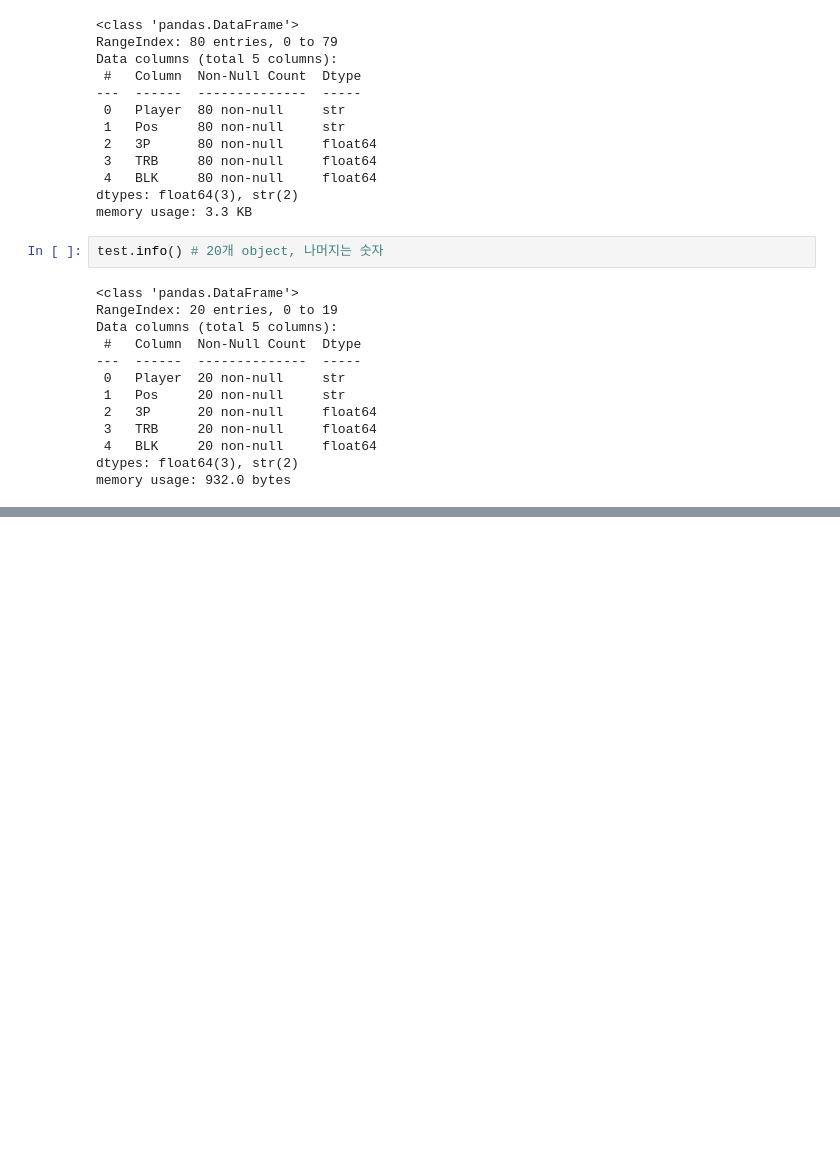
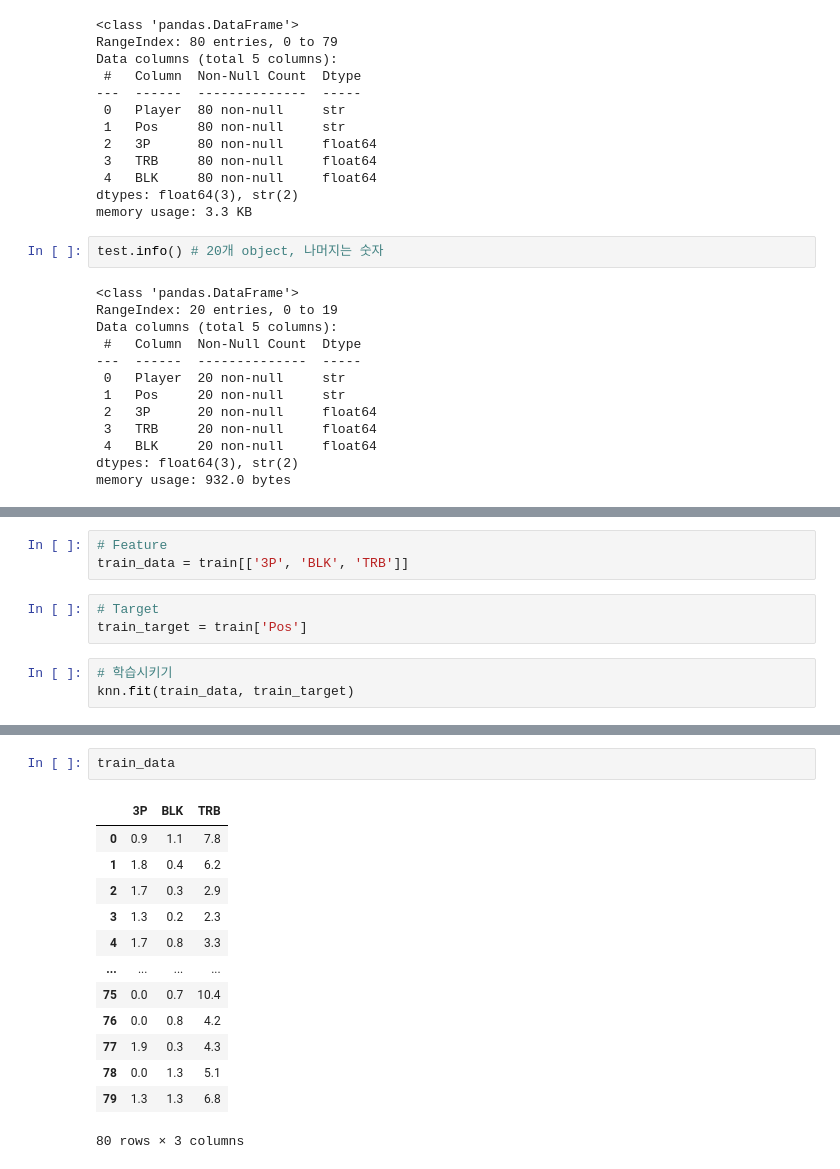
Before and after one commit to xywon0219nate-blip/Machine-Learning, a Jupyter notebook: Note/11.knn_basketball.ipynb, the cells around one changed output, grey strips where cells are left out. Saved outputs shown, nothing was run; the diff lists cells and outputs as text; blank space fills up the shorter version.

```diff
--- a/Note/11.knn_basketball.ipynb
+++ b/Note/11.knn_basketball.ipynb
@@ -47,0 +148,9 @@ memory usage: 932.0 bytes
+# %%
+# Feature
+train_data = train[['3P', 'BLK', 'TRB']]
+# %%
+# Target
+train_target = train['Pos']
+# %%
+# 학습시키기
+knn.fit(train_data, train_target)
@@ -47,0 +176,16 @@ memory usage: 932.0 bytes
+# %%
+train_data
+# %% [output]
+|  | 3P | BLK | TRB |
+| 0 | 0.9 | 1.1 | 7.8 |
+| 1 | 1.8 | 0.4 | 6.2 |
+| 2 | 1.7 | 0.3 | 2.9 |
+| 3 | 1.3 | 0.2 | 2.3 |
+| 4 | 1.7 | 0.8 | 3.3 |
+| ... | ... | ... | ... |
+| 75 | 0.0 | 0.7 | 10.4 |
+| 76 | 0.0 | 0.8 | 4.2 |
+| 77 | 1.9 | 0.3 | 4.3 |
+| 78 | 0.0 | 1.3 | 5.1 |
+| 79 | 1.3 | 1.3 | 6.8 |
+80 rows × 3 columns
```
Also changed, not shown: parts of 26 cells of this notebook, 4 other files.
